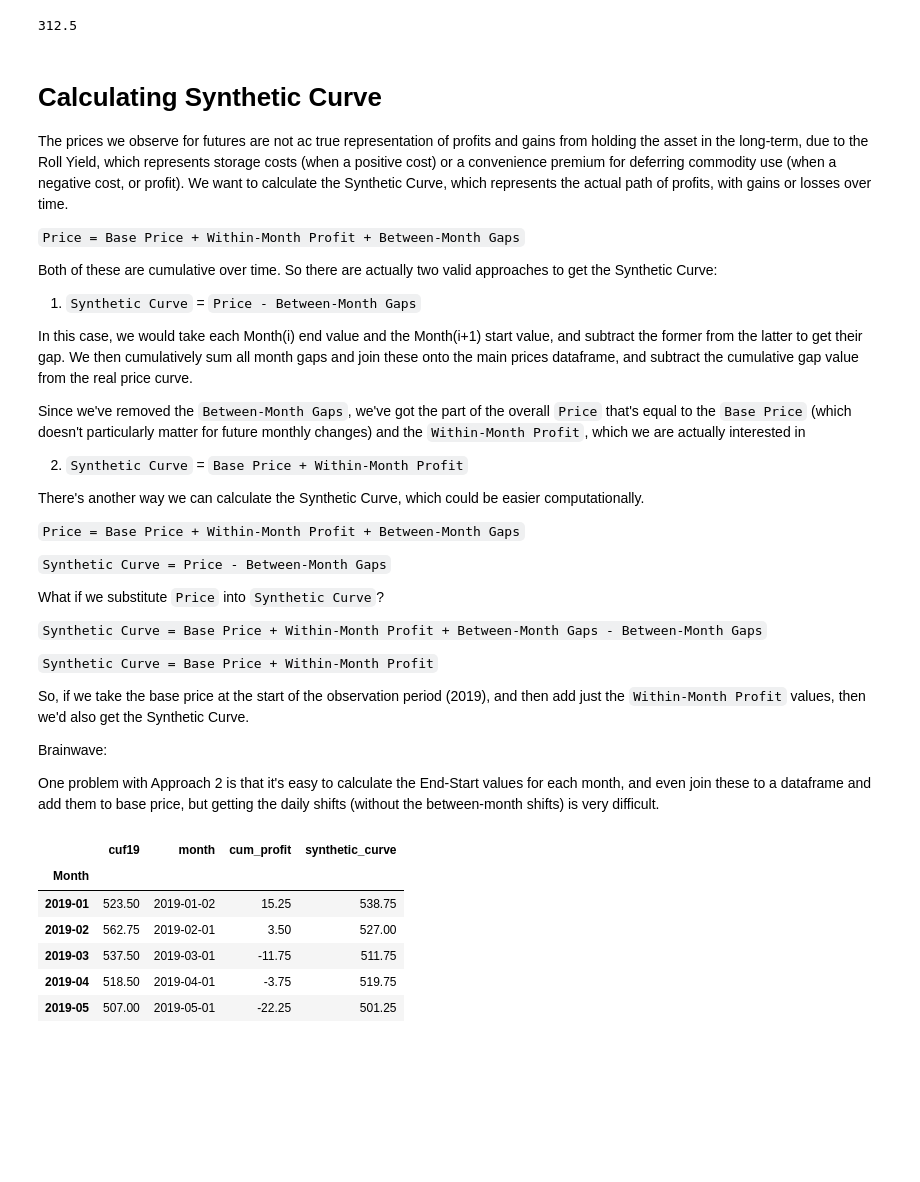
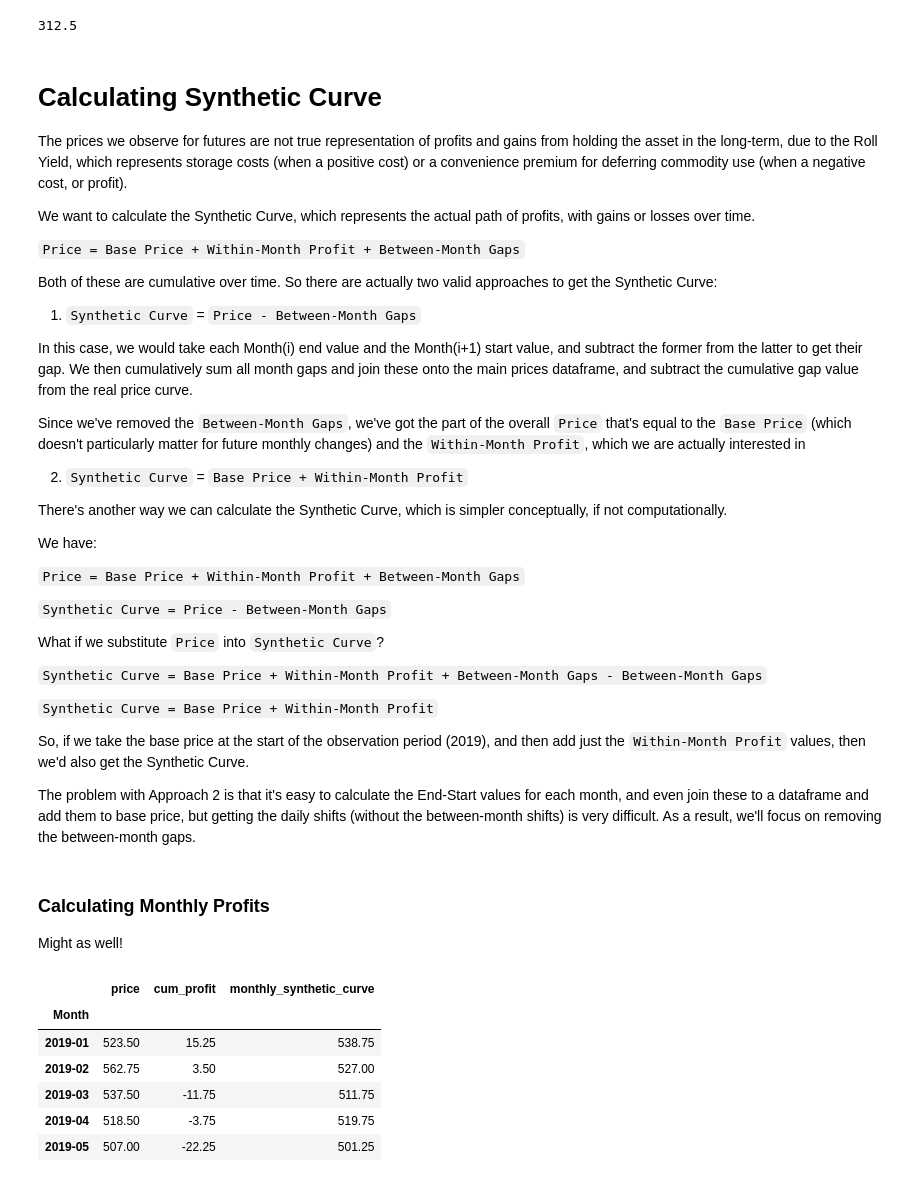
Before and after one commit to HJIzt/futures_assignment, a Jupyter notebook: palm_futures_part_b_setup.ipynb, the cells around one changed output. Saved outputs shown, nothing was run; the diff lists cells and outputs as text; code cells hidden in the pictures; blank space fills up the shorter version.

```diff
--- a/palm_futures_part_b_setup.ipynb
+++ b/palm_futures_part_b_setup.ipynb
@@ -9,9 +9,17 @@ import matplotlib.pyplot as plt
 import numpy as np
 import pandas as pd
 # %%
-palm_futures = pd.read_csv("C:/Users/jonah/Documents/A_MFRE_work_from_home/501/futures_assignment/shift_left.csv")
+# bring in data with path for either work or home computer, then filter to 2019 onwards and set index as Time
 
-# palm_futures = pd.read_csv("C:/Users/jizatt/Documents/Courses/FRE_501/futures_contracts/shift_left.csv")
+# palm_futures = pd.read_csv("C:/Users/jonah/Documents/A_MFRE_work_from_home/501/futures_assignment/shift_left.csv")
+
+palm_futures = pd.read_csv("C:/Users/jizatt/Documents/Courses/FRE_501/futures_contracts/futures_assignment/shift_left.csv")
+
+palm_futures = palm_futures[palm_futures["Time"] >= "2019-01-01"]
+
+palm_futures.set_index("Time", inplace = True)
+
+palm_futures.rename(columns={"cuf19": "price"}, inplace = True)
 # %%
 palm_futures.head()
 # %% [output]
@@ -69,6 +48,0 @@ DatetimeIndex(['2019-01-02', '2019-01-03', '2019-01-04', '2019-01-07',
-# %%
-# turn to datetime
-palm_futures.index = pd.to_datetime(palm_futures.index)
-
-# create Month column
-palm_futures['Month'] = palm_futures.index.strftime('%Y-%m')
@@ -98,0 +49,10 @@ month_profits.sum()
+# %%
+# create dataframes of first and last trading days in each month
+
+month_firsts  = palm_futures.groupby("Month").first()
+month_lasts = palm_futures.groupby("Month").last()
+
+# calculate profits over the month
+month_profits = month_lasts["price"] - month_firsts["price"]
+
+month_profits.head()
@@ -117,7 +91,9 @@ Name: cuf19, dtype: float64
 # %% [markdown]
 # Calculating Synthetic Curve
 
-The prices we observe for futures are not ac true representation of profits and gains from holding the asset in the long-term, due to the Roll Yield, which represents storage costs (when a positive cost) or a convenience premium for deferring commodity use (when a negative cost, or profit). We want to calculate the Synthetic Curve, which represents the actual path of profits, with gains or losses over time.
+The prices we observe for futures are not true representation of profits and gains from holding the asset in the long-term, due to the Roll Yield, which represents storage costs (when a positive cost) or a convenience premium for deferring commodity use (when a negative cost, or profit).
+
+We want to calculate the Synthetic Curve, which represents the actual path of profits, with gains or losses over time.
 
 
 `Price = Base Price + Within-Month Profit + Between-Month Gaps`
@@ -133,8 +109,9 @@ Since we've removed the `Between-Month Gaps`, we've got the part of the overall
 
 2. `Synthetic Curve` = `Base Price + Within-Month Profit`
 
-There's another way we can calculate the Synthetic Curve, which could be easier computationally.
+There's another way we can calculate the Synthetic Curve, which is simpler conceptually, if not computationally.
 
+We have:
 
 `Price = Base Price + Within-Month Profit + Between-Month Gaps`
 
@@ -149,24 +126,27 @@ What if we substitute `Price` into `Synthetic Curve`?
 So, if we take the base price at the start of the observation period (2019), and then add just the `Within-Month Profit` values, then we'd also get the Synthetic Curve.
 
 
-
-Brainwave:
-
-One problem with Approach 2 is that it's easy to calculate the End-Start values for each month, and even join these to a dataframe and add them to base price, but getting the daily shifts (without the between-month shifts) is very difficult.
+The problem with Approach 2 is that it's easy to calculate the End-Start values for each month, and even join these to a dataframe and add them to base price, but getting the daily shifts (without the between-month shifts) is very difficult. As a result, we'll focus on removing the between-month gaps.
+# %% [markdown]
+### Calculating Monthly Profits
+
+Might as well!
 # %%
-
+# copy month first dataframe
 month_synth_prof = month_firsts.copy()
 
+# create cumulative profit with cumulative sum of `month_profits`, the within-month profit values
 month_synth_prof["cum_profit"] = month_profits.cumsum()
 
-month_synth_prof["synthetic_curve"] = month_synth_prof["cum_profit"] + 523.5
+# calculate monthly synthetic curve
+month_synth_prof["monthly_synthetic_curve"] = month_synth_prof["cum_profit"] + 523.5
 
 month_synth_prof.head()
 # %% [output]
-|  | cuf19 | month | cum_profit | synthetic_curve |
-| Month |  |  |  |  |
-| 2019-01 | 523.50 | 2019-01-02 | 15.25 | 538.75 |
-| 2019-02 | 562.75 | 2019-02-01 | 3.50 | 527.00 |
-| 2019-03 | 537.50 | 2019-03-01 | -11.75 | 511.75 |
-| 2019-04 | 518.50 | 2019-04-01 | -3.75 | 519.75 |
-| 2019-05 | 507.00 | 2019-05-01 | -22.25 | 501.25 |
+|  | price | cum_profit | monthly_synthetic_curve |
+| Month |  |  |  |
+| 2019-01 | 523.50 | 15.25 | 538.75 |
+| 2019-02 | 562.75 | 3.50 | 527.00 |
+| 2019-03 | 537.50 | -11.75 | 511.75 |
+| 2019-04 | 518.50 | -3.75 | 519.75 |
+| 2019-05 | 507.00 | -22.25 | 501.25 |
```
Also changed, not shown: parts of 25 cells of this notebook.
